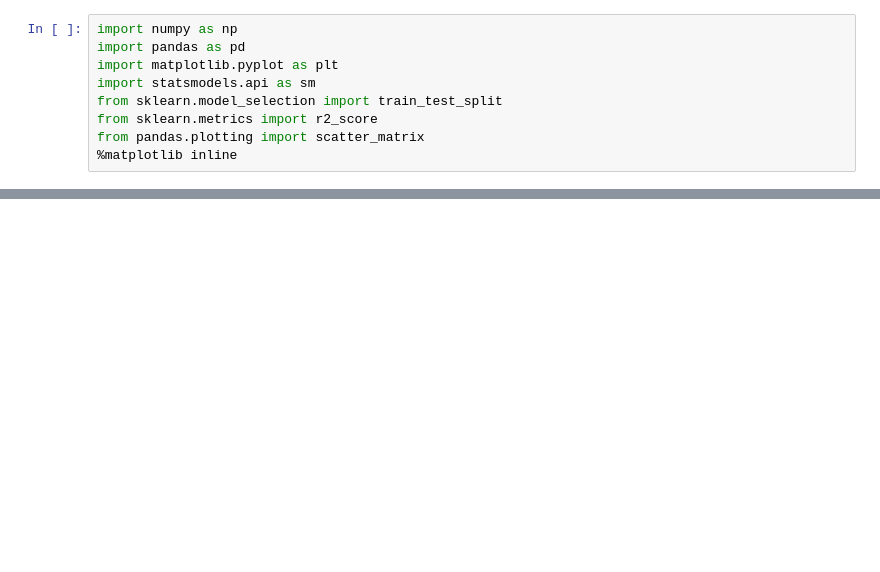
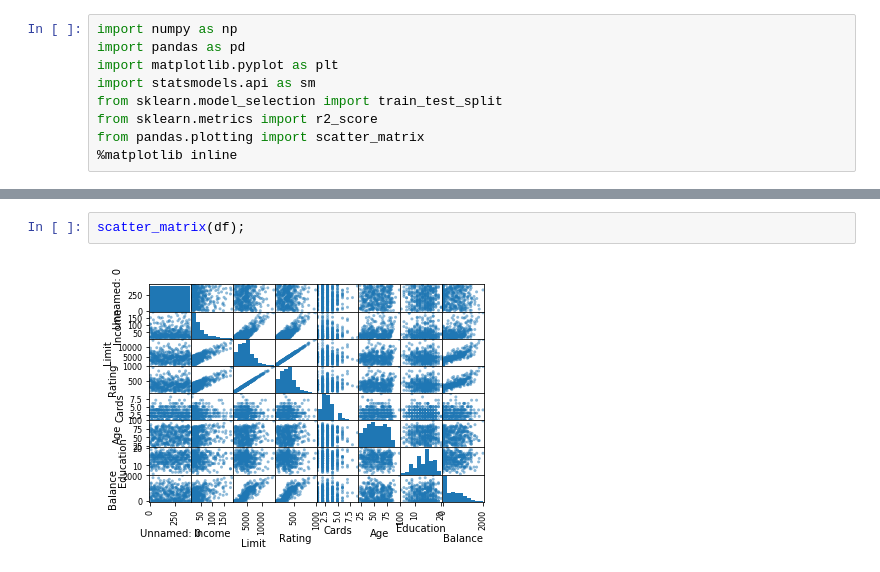
Before and after one commit to dev-branch/predict-credit-card-balance, a Jupyter notebook: balance.ipynb, the cells around one changed output, grey strips where cells are left out. Cells and saved outputs as stored; diff of their text form; blank space fills up the shorter version.

```diff
--- a/balance.ipynb
+++ b/balance.ipynb
@@ -23,0 +60,4 @@ array([[1., 0., 0., 0., 0., 0., 0.],
+# %%
+scatter_matrix(df);
+# %% [output]
+[figure, added]
```
Also changed, not shown: parts of 18 cells of this notebook, 1 other file.
